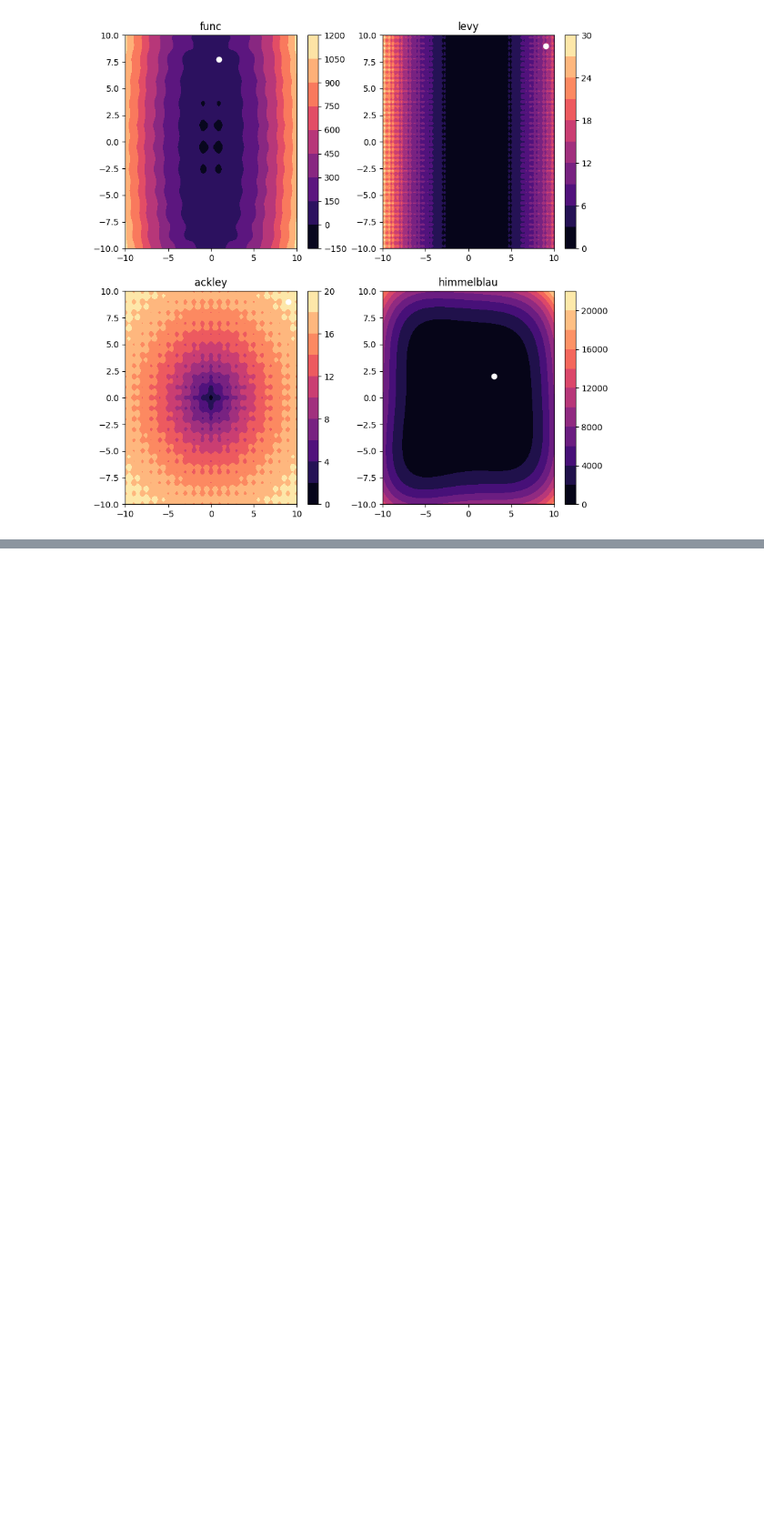
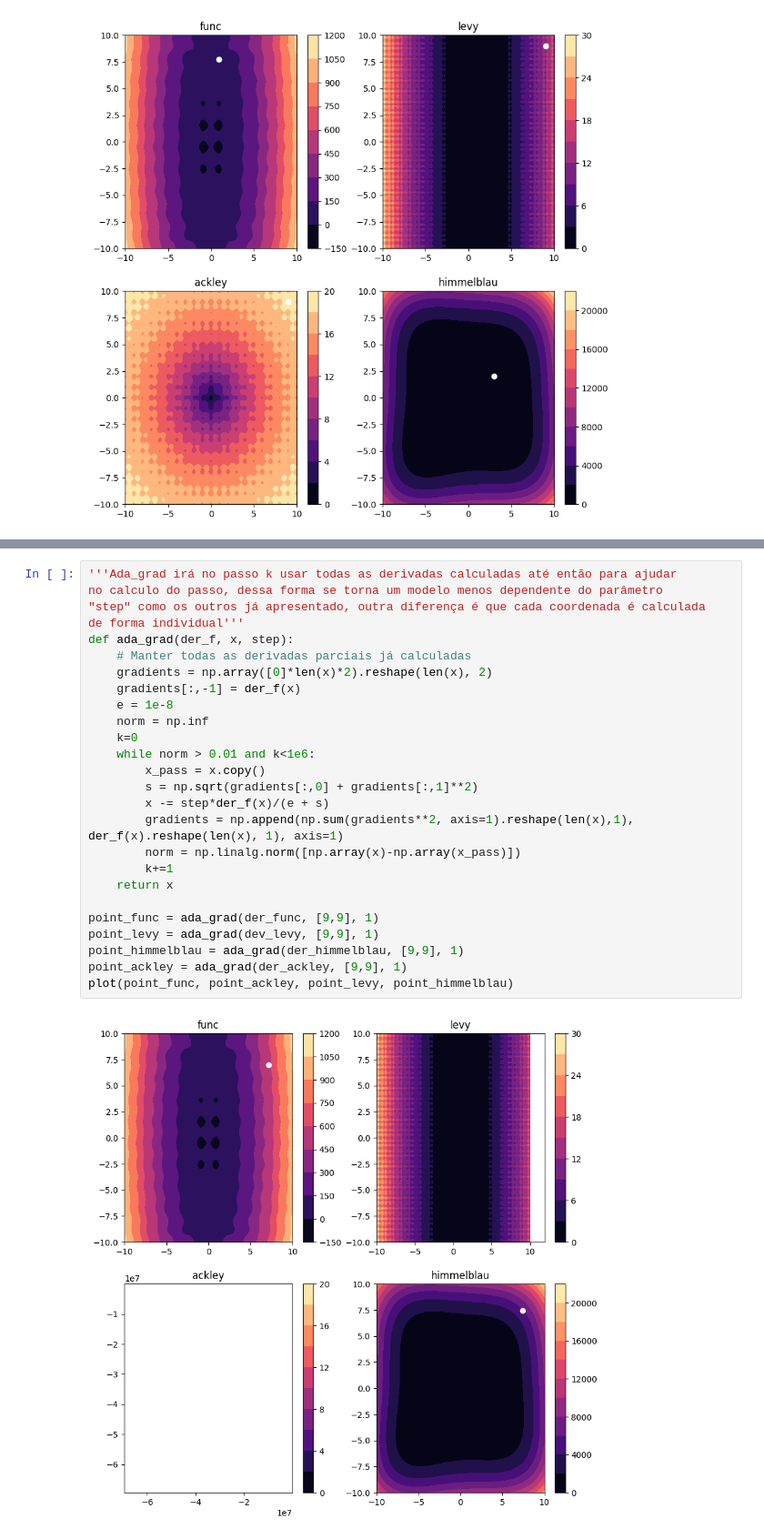
Before and after one commit to MarcoAfB/Optimization, a Jupyter notebook: Otimizacao_Multidimensional.ipynb, the cells around one changed output, grey strips where cells are left out. Shown: that part at 91% size. Cells and saved outputs as stored; diff of their text form; blank space fills up the shorter version.

Commit message:
ada_grad

```diff
--- a/Otimizacao_Multidimensional.ipynb
+++ b/Otimizacao_Multidimensional.ipynb
@@ -136,0 +158,28 @@ plot(point_func, point_ackley, point_levy, point_himmelblau)
+# %%
+'''Ada_grad irá no passo k usar todas as derivadas calculadas até então para ajudar
+no calculo do passo, dessa forma se torna um modelo menos dependente do parâmetro
+"step" como os outros já apresentado, outra diferença é que cada coordenada é calculada
+de forma individual'''
+def ada_grad(der_f, x, step):
+    # Manter todas as derivadas parciais já calculadas
+    gradients = np.array([0]*len(x)*2).reshape(len(x), 2)
+    gradients[:,-1] = der_f(x)
+    e = 1e-8
+    norm = np.inf
+    k=0
+    while norm > 0.01 and k<1e6:
+        x_pass = x.copy()
+        s = np.sqrt(gradients[:,0] + gradients[:,1]**2)
+        x -= step*der_f(x)/(e + s)
+        gradients = np.append(np.sum(gradients**2, axis=1).reshape(len(x),1), der_f(x).reshape(len(x), 1), axis=1)
+        norm = np.linalg.norm([np.array(x)-np.array(x_pass)])
+        k+=1
+    return x
+
+point_func = ada_grad(der_func, [9,9], 1)
+point_levy = ada_grad(dev_levy, [9,9], 1)
+point_himmelblau = ada_grad(der_himmelblau, [9,9], 1)
+point_ackley = ada_grad(der_ackley, [9,9], 1)
+plot(point_func, point_ackley, point_levy, point_himmelblau)
+# %% [output]
+[figure, added]
```
Also changed, not shown: parts of 2 cells of this notebook.
